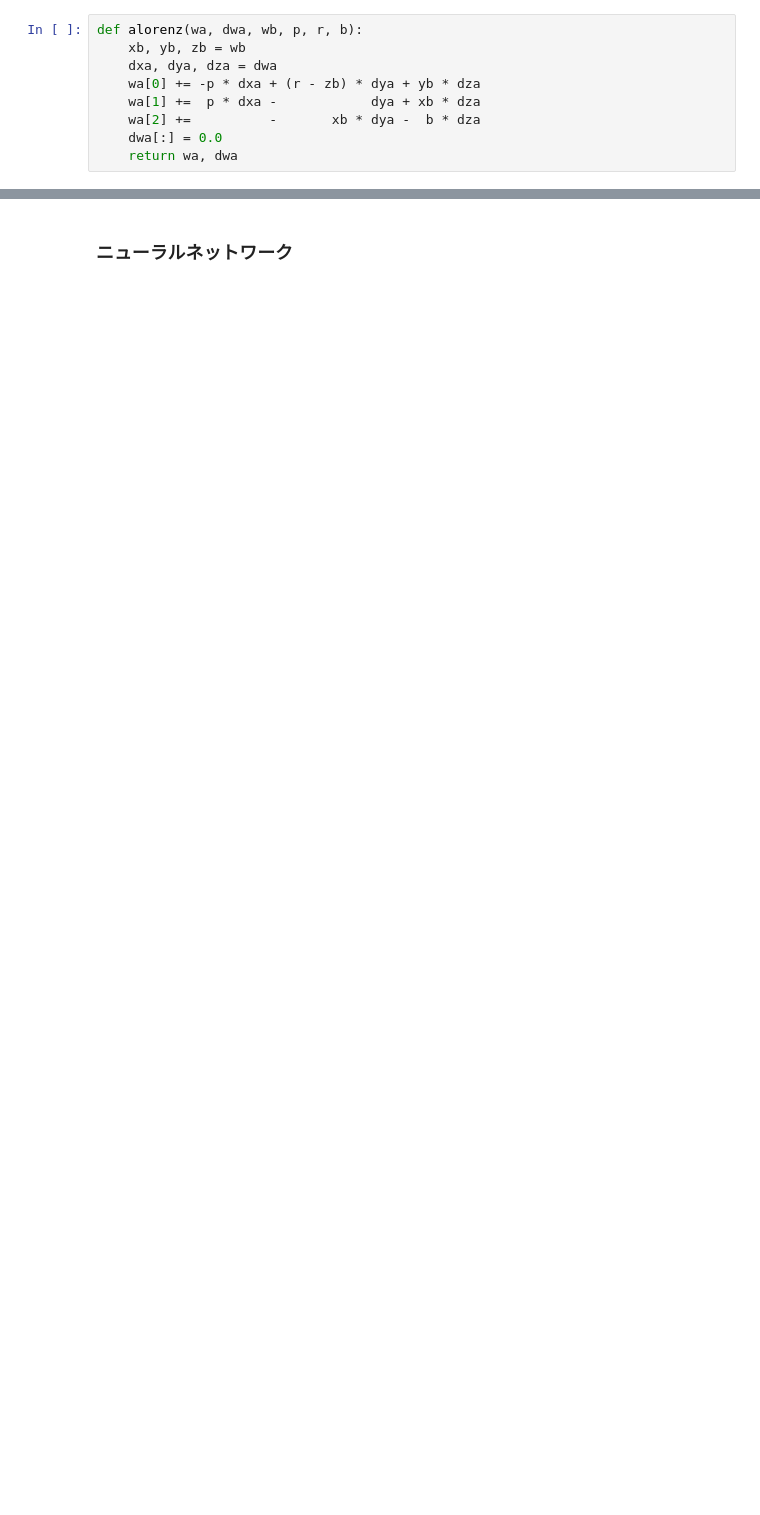
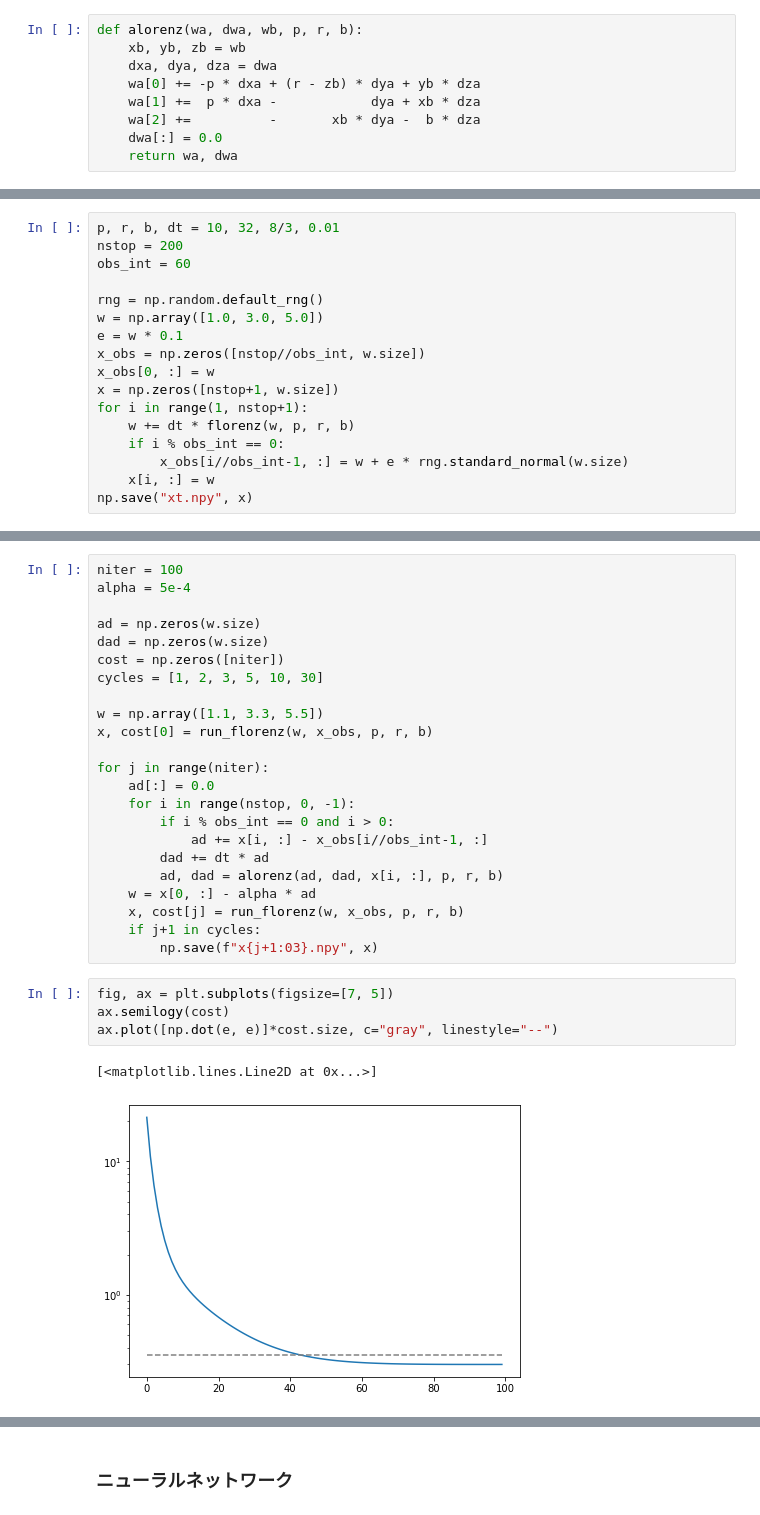
Before and after one commit to tenomoto/pymetds, a Jupyter notebook: Lorenz.ipynb, the cells around one changed output, grey strips where cells are left out. Cells and saved outputs as stored; diff of their text form; blank space fills up the shorter version.

```diff
--- a/Lorenz.ipynb
+++ b/Lorenz.ipynb
@@ -160,0 +179,17 @@ def alorenz(wa, dwa, wb, p, r, b):
+# %%
+p, r, b, dt = 10, 32, 8/3, 0.01
+nstop = 200
+obs_int = 60
+
+rng = np.random.default_rng()
+w = np.array([1.0, 3.0, 5.0])
+e = w * 0.1
+x_obs = np.zeros([nstop//obs_int, w.size])
+x_obs[0, :] = w
+x = np.zeros([nstop+1, w.size])
+for i in range(1, nstop+1):
+    w += dt * florenz(w, p, r, b)
+    if i % obs_int == 0:
+        x_obs[i//obs_int-1, :] = w + e * rng.standard_normal(w.size)
+    x[i, :] = w
+np.save("xt.npy", x)
@@ -160,0 +212,30 @@ def alorenz(wa, dwa, wb, p, r, b):
+# %%
+niter = 100
+alpha = 5e-4
+
+ad = np.zeros(w.size)
+dad = np.zeros(w.size)
+cost = np.zeros([niter])
+cycles = [1, 2, 3, 5, 10, 30]
+
+w = np.array([1.1, 3.3, 5.5])
+x, cost[0] = run_florenz(w, x_obs, p, r, b)
+
+for j in range(niter):
+    ad[:] = 0.0
+    for i in range(nstop, 0, -1):
+        if i % obs_int == 0 and i > 0:
+            ad += x[i, :] - x_obs[i//obs_int-1, :]
+        dad += dt * ad
+        ad, dad = alorenz(ad, dad, x[i, :], p, r, b)
+    w = x[0, :] - alpha * ad
+    x, cost[j] = run_florenz(w, x_obs, p, r, b)
+    if j+1 in cycles:
+        np.save(f"x{j+1:03}.npy", x)
+# %%
+fig, ax = plt.subplots(figsize=[7, 5])
+ax.semilogy(cost)
+ax.plot([np.dot(e, e)]*cost.size, c="gray", linestyle="--")
+# %% [output]
+[<matplotlib.lines.Line2D at 0x...>]
+[figure, added]
```
Also changed, not shown: parts of 21 cells of this notebook.
